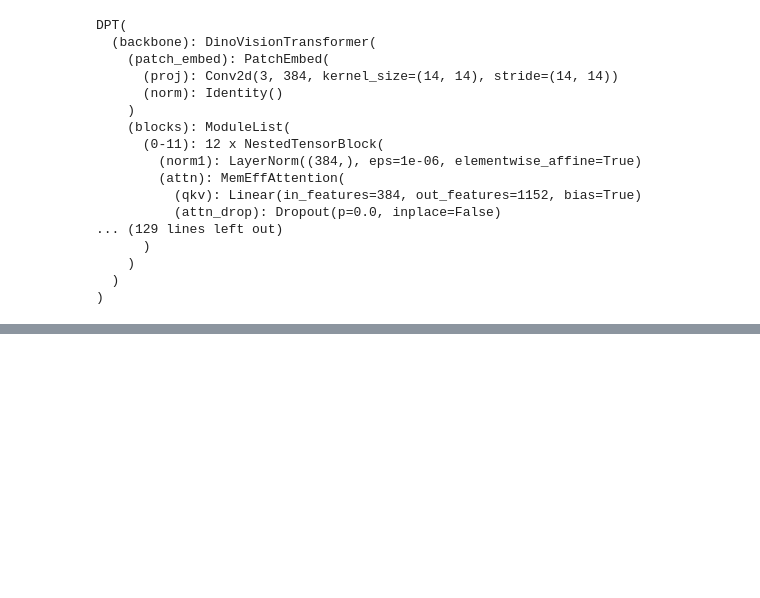
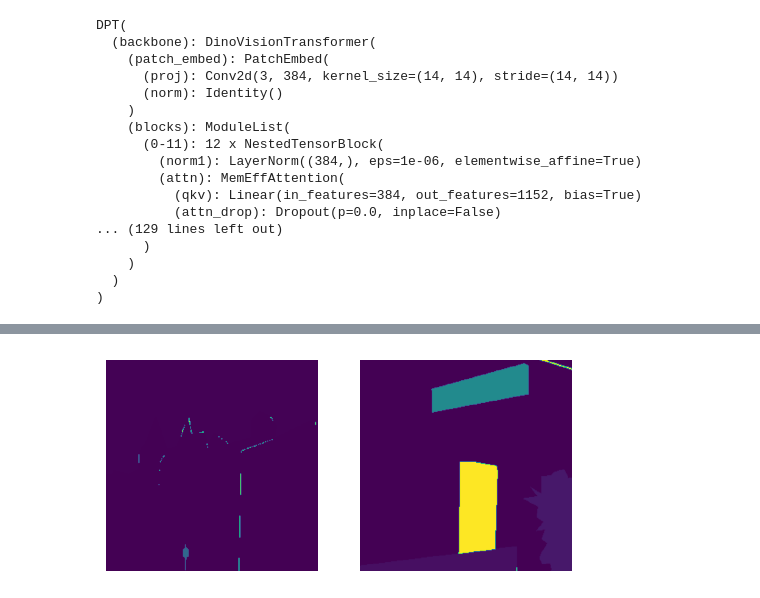
Before and after one commit to SMATousi/UnimatchV2_ViGIR, a Jupyter notebook: Regularity_Test.ipynb, the cells around one changed output, grey strips where cells are left out. Saved outputs shown, nothing was run; the diff lists cells and outputs as text; code cells hidden in the pictures; blank space fills up the shorter version.

```diff
--- a/Regularity_Test.ipynb
+++ b/Regularity_Test.ipynb
@@ -224 +227,5 @@ show_images(img_u_s2.cpu())
+# %%
+show_images(mask_x.cpu().unsqueeze(1))
+# %% [output]
+[figure, added]
 # %%
```
Also changed, not shown: parts of 12 cells of this notebook.
